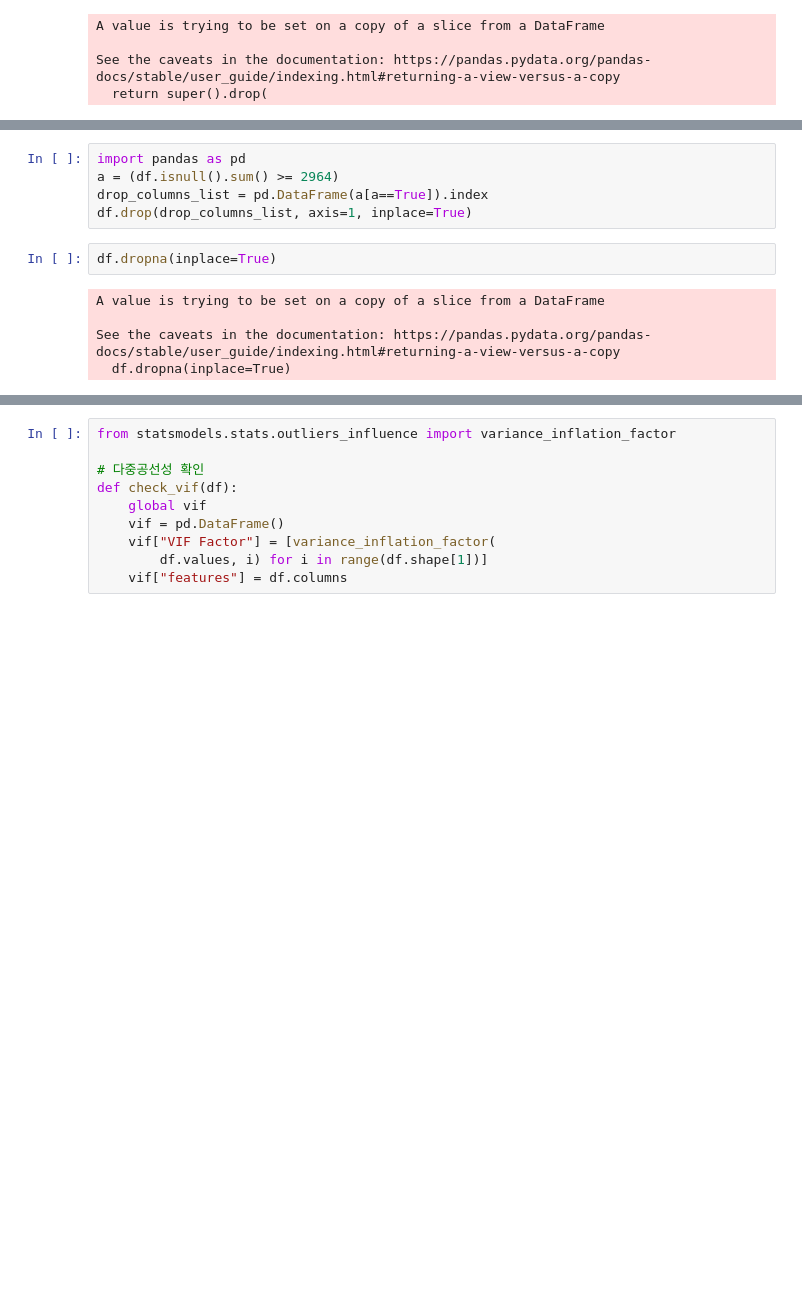
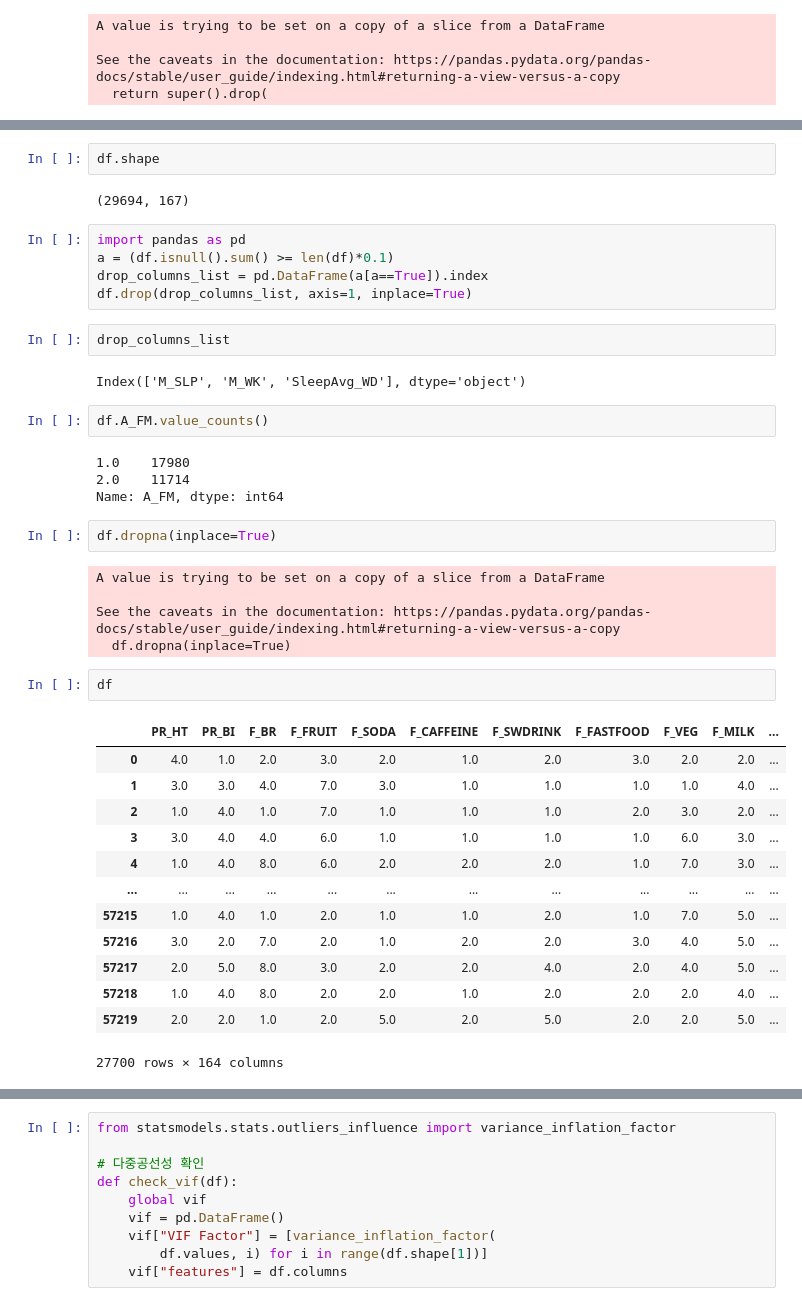
Before and after one commit to rlagywns0213/KMI_project, a Jupyter notebook: Data preprocessing.ipynb, the cells around one changed output, grey strips where cells are left out. Cells and saved outputs as stored; diff of their text form; blank space fills up the shorter version.

```diff
--- a/Data preprocessing.ipynb
+++ b/Data preprocessing.ipynb
@@ -196,8 +745,22 @@ See the caveats in the documentation: https://pandas.pydata.org/pandas-docs/stab
+# %%
+df.shape
+# %% [output]
+(29694, 167)
 # %%
 import pandas as pd
-a = (df.isnull().sum() >= 2964)
+a = (df.isnull().sum() >= len(df)*0.1)
 drop_columns_list = pd.DataFrame(a[a==True]).index
 df.drop(drop_columns_list, axis=1, inplace=True)
+# %%
+drop_columns_list
+# %% [output]
+Index(['M_SLP', 'M_WK', 'SleepAvg_WD'], dtype='object')
+# %%
+df.A_FM.value_counts()
+# %% [output]
+1.0    17980
+2.0    11714
+Name: A_FM, dtype: int64
 # %%
 df.dropna(inplace=True)
 # %% [output]
@@ -205,6 +768,22 @@ A value is trying to be set on a copy of a slice from a DataFrame
 
 See the caveats in the documentation: https://pandas.pydata.org/pandas-docs/stable/user_guide/indexing.html#returning-a-view-versus-a-copy
   df.dropna(inplace=True)
+# %%
+df
+# %% [output]
+|  | PR_HT | PR_BI | F_BR | F_FRUIT | F_SODA | F_CAFFEINE | F_SWDRINK | F_FASTFOOD | F_VEG | F_MILK | ... |
+| 0 | 4.0 | 1.0 | 2.0 | 3.0 | 2.0 | 1.0 | 2.0 | 3.0 | 2.0 | 2.0 | ... |
+| 1 | 3.0 | 3.0 | 4.0 | 7.0 | 3.0 | 1.0 | 1.0 | 1.0 | 1.0 | 4.0 | ... |
+| 2 | 1.0 | 4.0 | 1.0 | 7.0 | 1.0 | 1.0 | 1.0 | 2.0 | 3.0 | 2.0 | ... |
+| 3 | 3.0 | 4.0 | 4.0 | 6.0 | 1.0 | 1.0 | 1.0 | 1.0 | 6.0 | 3.0 | ... |
+| 4 | 1.0 | 4.0 | 8.0 | 6.0 | 2.0 | 2.0 | 2.0 | 1.0 | 7.0 | 3.0 | ... |
+| ... | ... | ... | ... | ... | ... | ... | ... | ... | ... | ... | ... |
+| 57215 | 1.0 | 4.0 | 1.0 | 2.0 | 1.0 | 1.0 | 2.0 | 1.0 | 7.0 | 5.0 | ... |
+| 57216 | 3.0 | 2.0 | 7.0 | 2.0 | 1.0 | 2.0 | 2.0 | 3.0 | 4.0 | 5.0 | ... |
+| 57217 | 2.0 | 5.0 | 8.0 | 3.0 | 2.0 | 2.0 | 4.0 | 2.0 | 4.0 | 5.0 | ... |
+| 57218 | 1.0 | 4.0 | 8.0 | 2.0 | 2.0 | 1.0 | 2.0 | 2.0 | 2.0 | 4.0 | ... |
+| 57219 | 2.0 | 2.0 | 1.0 | 2.0 | 5.0 | 2.0 | 5.0 | 2.0 | 2.0 | 5.0 | ... |
+27700 rows × 164 columns
 # %% [markdown]
 # 다중공선성 체크
 ## (다중공선성 높은 변수 1개씩 제거하면서 VIF가 10미만일 때 stop)
```
Also changed, not shown: parts of 49 cells of this notebook.
